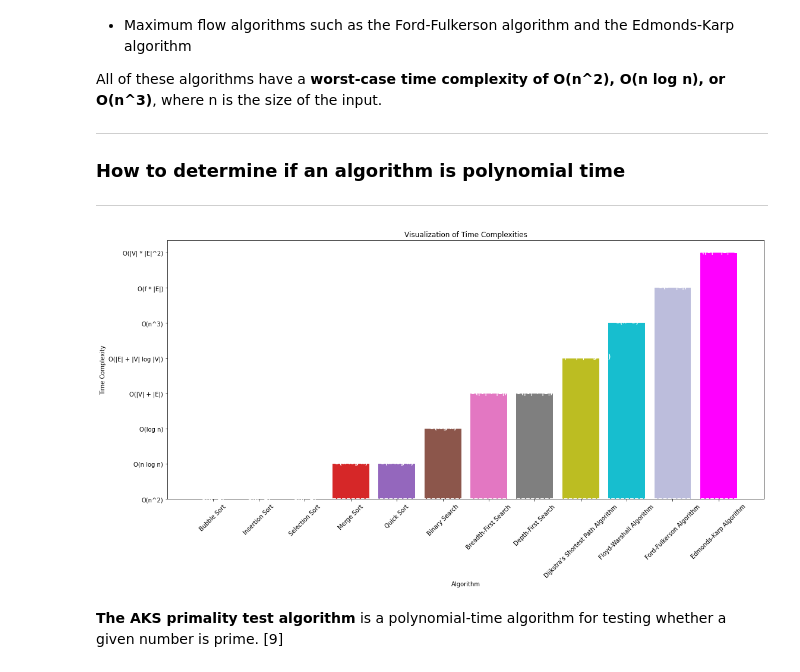
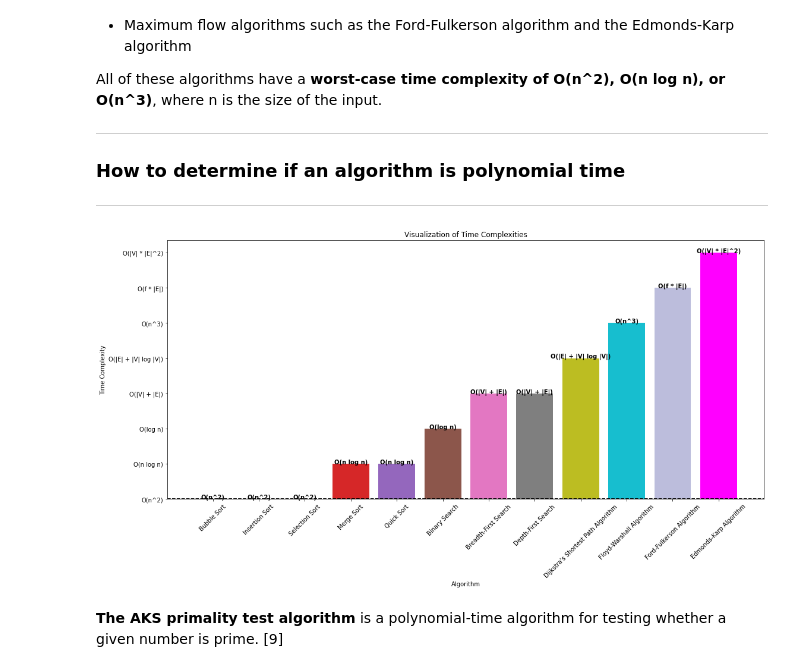
Before and after one commit to NatanTrosmanGMIT/Theory_Of_Algorithms_Project, a Jupyter notebook: polynomial_time.ipynb, the cells around one changed output. Drawn from its saved outputs; the diff is of its cells as text; code cells hidden in the pictures.

```diff
--- a/polynomial_time.ipynb
+++ b/polynomial_time.ipynb
@@ -264,37 +264,37 @@ time_complexities = ['O(n^2)', 'O(n^2)', 'O(n^2)', 'O(n log n)', 'O(n log n)', '
 
 # Create a bar chart
 plt.bar(algorithms, time_complexities, color=colors)
 
 # Set the colors of the first 3 bars to be more visible
 plt.bar(algorithms[0:3], time_complexities[0:3], color=['#1f77b4', '#ff7f0e', '#2ca02c'])
 
 # Customize the bar chart
 plt.xticks(rotation=45)
 plt.grid(axis='y')
-plt.axhline(y=0, color='white', linestyle='--')
+plt.axhline(y=0, color='black', linestyle='--')
 
 # Rotate the x-axis labels
 plt.xticks(rotation=45)
 
 # Add grid lines
 plt.grid(axis='y')
 
 # Add a horizontal line at y=0 to indicate the boundary between O(1) and O(log n) time complexities
-plt.axhline(y=0, color='white', linestyle='--')
+plt.axhline(y=0, color='black', linestyle='--')
 
 # Add text labels for the time complexities on top of the bars
 for i, v in enumerate(time_complexities):
-    plt.text(i, v, v, color='white', fontweight='bold', ha='center')
+    plt.text(i, v, v, color='black', fontweight='bold', ha='center')
 
 # Add labels and title
 plt.xlabel("Algorithm")
 plt.ylabel("Time Complexity")
 plt.title("Visualization of Time Complexities")
 
 # Show the plot
 plt.show()
 # %% [output]
-[figure, old version]
+[figure, new version]
 # %% [markdown]
 **The AKS primality test algorithm** is a polynomial-time algorithm for testing whether a given number is prime. [9]
 # %%
```
Also changed, not shown: parts of 1 cell of this notebook, 3 other files.
